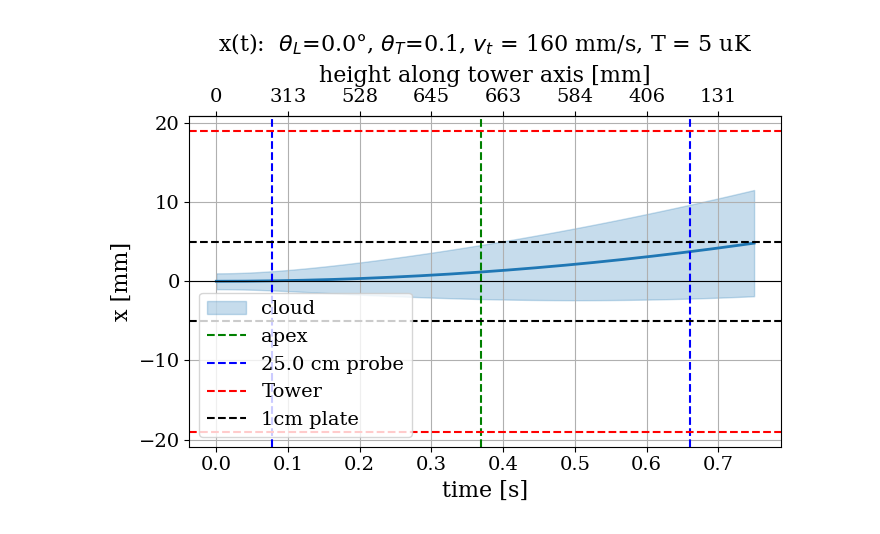
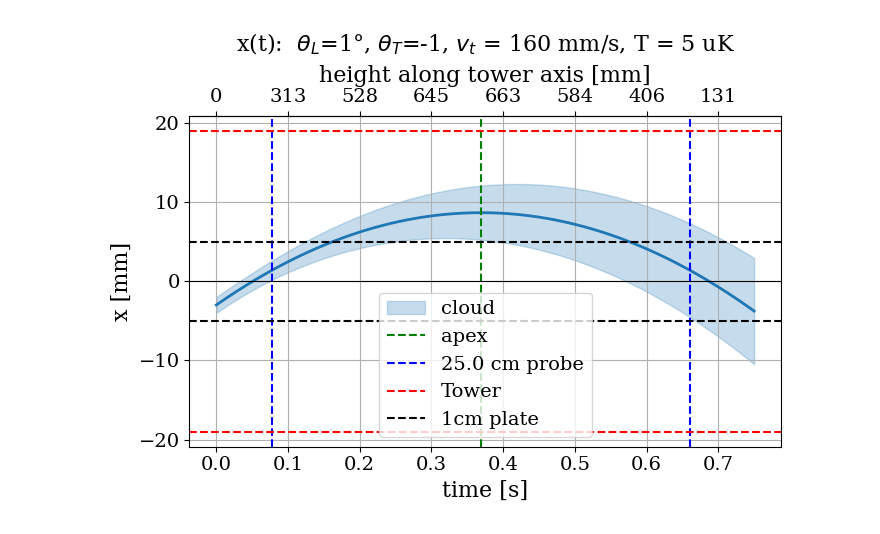
Before and after one commit to josephmlev/eedm_jml, a Jupyter notebook: daqAnalysisAndExperiments/launch/launchAngleCalc.ipynb, the cells around one changed output. Saved outputs shown, nothing was run; the diff lists cells and outputs as text; code cells hidden in the pictures.

```diff
--- a/daqAnalysisAndExperiments/launch/launchAngleCalc.ipynb
+++ b/daqAnalysisAndExperiments/launch/launchAngleCalc.ipynb
@@ -17,13 +17,13 @@ k_B  = 1.380649e-23          # J/K
 m_cs = 132.90545 * 1.66053906660e-27   # kg
 
 # ---- parameters ----
-x0         = 0.0      # initial x offset, m
+x0         = -.003      # initial x offset, m
 vi_t       = 160      # track speed, mm/s
 g          = 9.81     # m/s^2
 d          = 0.038    # tower diameter, m
 
-theta_l    = 0.0      # launch angle from axis, deg (cw +)
-theta_t    = 0.1       # tower angle from vertical, deg (cw +)
+theta_l    = 1      # launch angle from axis, deg (cw +)
+theta_t    = -1       # tower angle from vertical, deg (cw +)
 
 d_cloud_i  = 2.0      # initial cloud diameter, mm
 T          = 5      # cloud temperature, uK
@@ -70,31 +70,31 @@ a_y = vi * np.cos(thL)
 b_y = 0.5 * g * np.cos(thT)
 disc = a_y**2 - 4 * b_y * (y_probe)              # y_probe in meters
 if disc >= 0:
     t_up   = (a_y - np.sqrt(disc)) / (2 * b_y)
     t_down = (a_y + np.sqrt(disc)) / (2 * b_y)
     plt.axvline(t_up,   color='b', lw=1.5, ls='--', label=f'{y_probe*100} cm probe')
     plt.axvline(t_down, color='b', lw=1.5, ls='--')
 
 #make all axes
 ax = plt.gca()
 ax.set_xlabel('time [s]')
 secax = ax.secondary_xaxis('top')
 tick_t = ax.get_xticks()
 secax.set_xticks(tick_t)
 secax.set_xticklabels([f'{yy*1e3:.0f}' for yy in np.interp(tick_t, t, y)])
 secax.set_xlabel('height along tower axis [mm]')
 ax.set_ylabel('x [mm]')
 
 plt.axhline(0, color='k', lw=0.8)
 plt.axhline(d / 2 * 1e3, color='r', lw=1.5, ls='--', label = "Tower")
 plt.axhline(-d / 2 * 1e3, color='r', lw=1.5, ls='--')
 plt.axhline(0.005 * 1e3, color='k', lw=1.5, ls='--', label = "1cm plate")
 plt.axhline(-0.005 * 1e3, color='k', lw=1.5, ls='--')
 
 plt.title(f'x(t):  $\\theta_L$={theta_l}°, $\\theta_T$={theta_t}, $v_t$ = {vi_t} mm/s, T = {T} uK', pad = 10)
 plt.legend()
 plt.tight_layout()
 plt.grid(True)
 plt.show()
 # %% [output]
-[figure, old version]
+[figure, new version]
```
Also changed, not shown: 1 other file.
